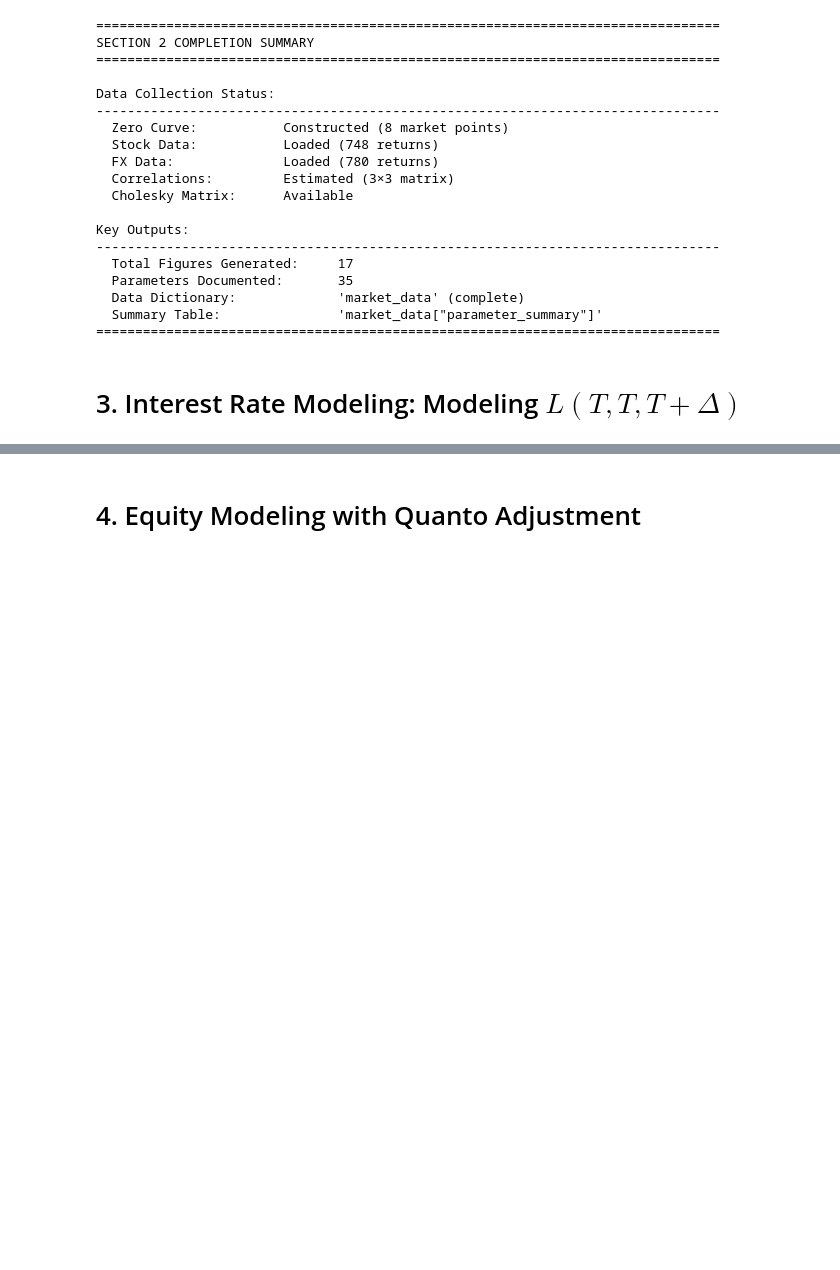
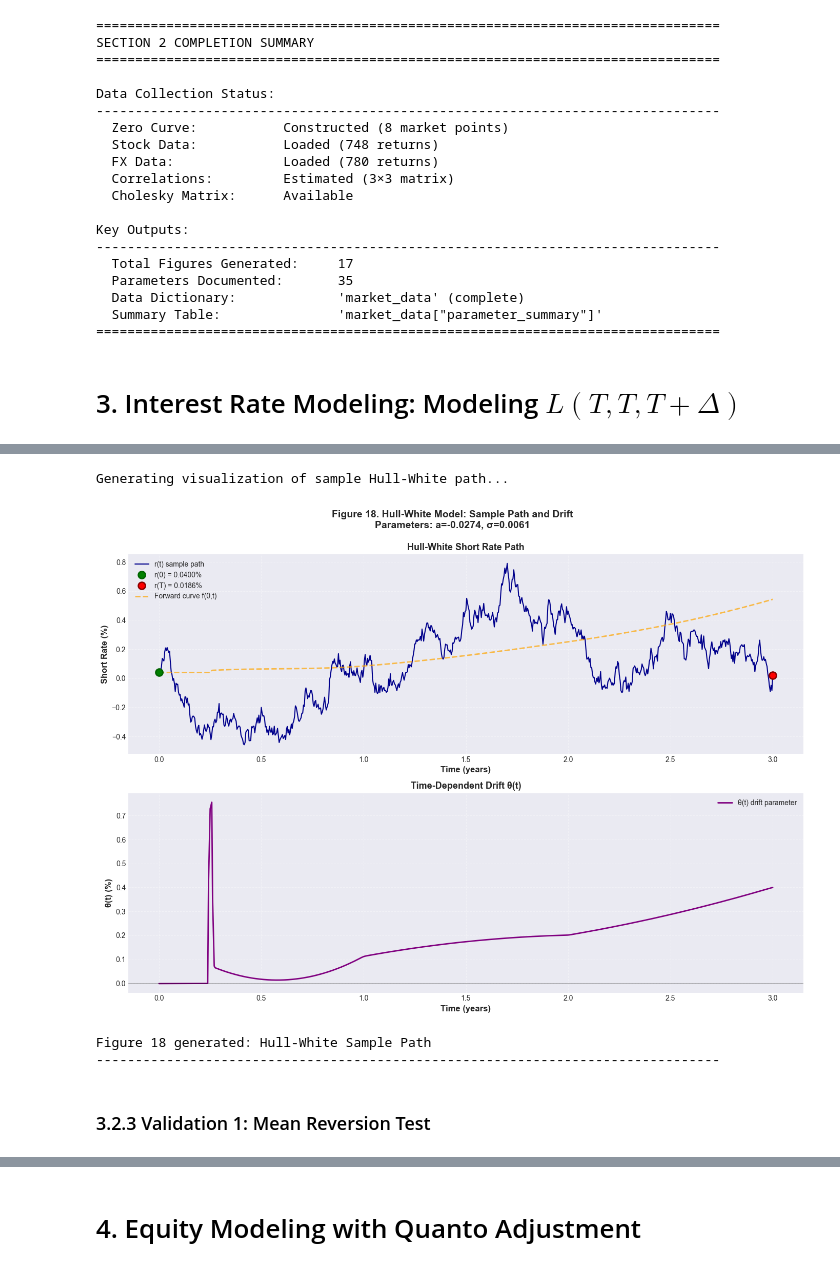
Before and after one commit to DeBiao-NoBug/structured-product-final-project, a Jupyter notebook: report/pricing_report_v1.ipynb, the cells around one changed output, grey strips where cells are left out. Cells and saved outputs as stored; diff of their text form; code cells hidden in the pictures; blank space fills up the shorter version.

```diff
--- a/report/pricing_report_v1.ipynb
+++ b/report/pricing_report_v1.ipynb
@@ -3333,0 +3874,64 @@ Key Outputs:
+# %%
+# ============================================================================
+# Section 3.2.2: Visualize Sample Path
+# ============================================================================
+
+print("\nGenerating visualization of sample Hull-White path...")
+
+# Update figure counter
+global_figure_counter += 1
+fig_num_hw_sample = global_figure_counter
+
+# Create figure
+fig, axes = plt.subplots(2, 1, figsize=(14, 10))
+
+# Plot 1: Short rate path r(t)
+axes[0].plot(times_sample, rates_sample * 100, linewidth=1.5, color='darkblue',
+            label='r(t) sample path')
+
+# Add initial and final rates
+axes[0].plot(0, r0*100, 'go', markersize=10, markeredgewidth=2,
+            markeredgecolor='darkgreen', label=f'r(0) = {r0*100:.4f}%', zorder=5)
+axes[0].plot(T_sim, r_T_sample*100, 'ro', markersize=10, markeredgewidth=2,
+            markeredgecolor='darkred', label=f'r(T) = {r_T_sample*100:.4f}%', zorder=5)
+
+# Add forward curve for reference
+forward_curve = [zero_curve_data['get_forward_rate'](t) * 100 for t in times_sample]
+axes[0].plot(times_sample, forward_curve, '--', linewidth=2, color='orange',
+            alpha=0.7, label='Forward curve f(0,t)')
+
+axes[0].set_xlabel('Time (years)', fontsize=12, fontweight='bold')
+axes[0].set_ylabel('Short Rate (%)', fontsize=12, fontweight='bold')
+axes[0].set_title('Hull-White Short Rate Path', fontsize=13, fontweight='bold')
+axes[0].legend(loc='best', fontsize=10, framealpha=0.95)
+axes[0].grid(True, alpha=0.4, linestyle='--')
+
+# Plot 2: θ(t) drift term
+theta_values = [theta_calibration(t, a_hw, sigma_hw, zero_curve_data['get_forward_rate']) * 100
+                for t in times_sample]
+
+axes[1].plot(times_sample, theta_values, linewidth=2, color='purple',
+            label='θ(t) drift parameter')
+axes[1].axhline(0, color='black', linewidth=0.8, linestyle='-', alpha=0.3)
+axes[1].set_xlabel('Time (years)', fontsize=12, fontweight='bold')
+axes[1].set_ylabel('θ(t) (%)', fontsize=12, fontweight='bold')
+axes[1].set_title('Time-Dependent Drift θ(t)', fontsize=13, fontweight='bold')
+axes[1].legend(loc='best', fontsize=10, framealpha=0.95)
+axes[1].grid(True, alpha=0.4, linestyle='--')
+
+fig.suptitle(f'Figure {fig_num_hw_sample}. Hull-White Model: Sample Path and Drift\n' +
+            f'Parameters: a={a_hw:.4f}, σ={sigma_hw:.4f}',
+            fontsize=14, fontweight='bold', y=0.995)
+
+plt.tight_layout()
+plt.show()
+
+print(f"Figure {fig_num_hw_sample} generated: Hull-White Sample Path")
+print("-"*80)
+# %% [output]
+Generating visualization of sample Hull-White path...
+[figure, added]
+Figure 18 generated: Hull-White Sample Path
+--------------------------------------------------------------------------------
+# %% [markdown]
+### 3.2.3 Validation 1: Mean Reversion Test
```
Also changed, not shown: parts of 47 cells of this notebook, 1 other file.
